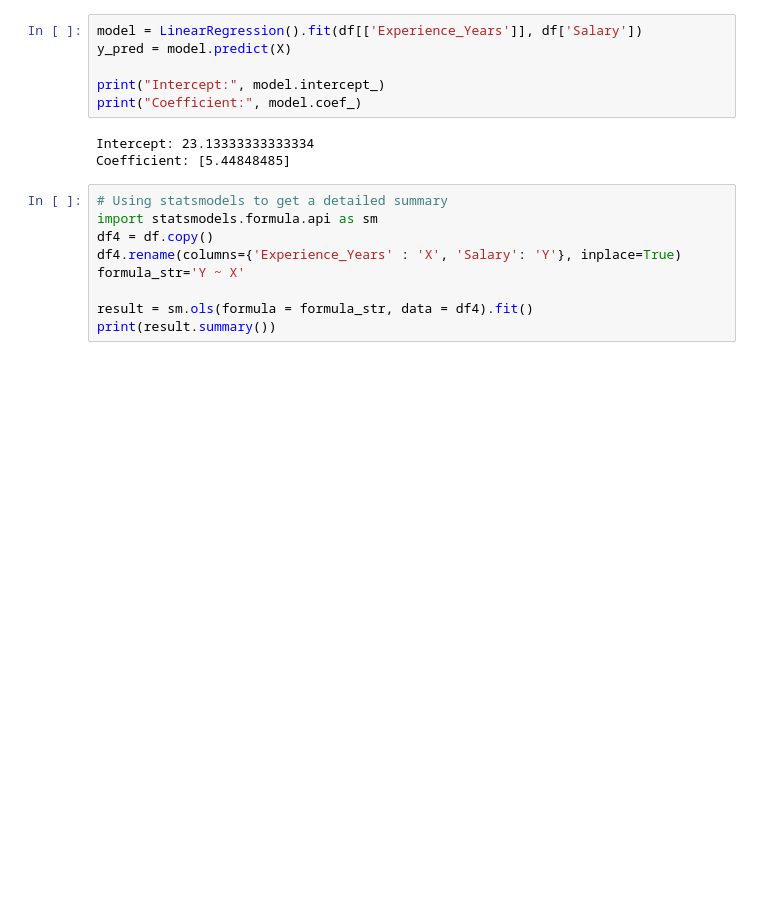
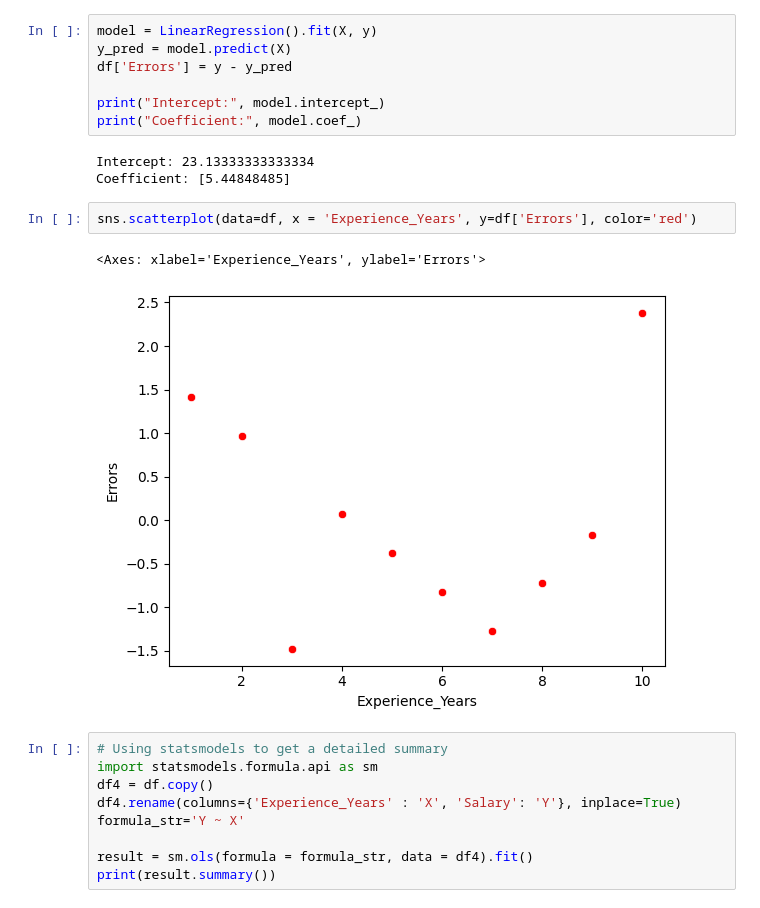
Before and after one commit to Shantaannu/Linear_regression, a Jupyter notebook: notebook/Problem_1.ipynb, the cells around one changed output. Drawn from its saved outputs; the diff is of its cells as text; blank space fills up the shorter version.

Commit message:
Linear Regression Updated

```diff
--- a/notebook/Problem_1.ipynb
+++ b/notebook/Problem_1.ipynb
@@ -33,14 +33,20 @@ plt.close()
 X = df[['Experience_Years']]
 y = df['Salary']
 # %%
-model = LinearRegression().fit(df[['Experience_Years']], df['Salary'])
+model = LinearRegression().fit(X, y)
 y_pred = model.predict(X)
+df['Errors'] = y - y_pred
 
 print("Intercept:", model.intercept_)
 print("Coefficient:", model.coef_)
 # %% [output]
 Intercept: 23.13333333333334
 Coefficient: [5.44848485]
+# %%
+sns.scatterplot(data=df, x = 'Experience_Years', y=df['Errors'], color='red')
+# %% [output]
+<Axes: xlabel='Experience_Years', ylabel='Errors'>
+[figure, added]
 # %%
 # Using statsmodels to get a detailed summary
 import statsmodels.formula.api as sm
```
